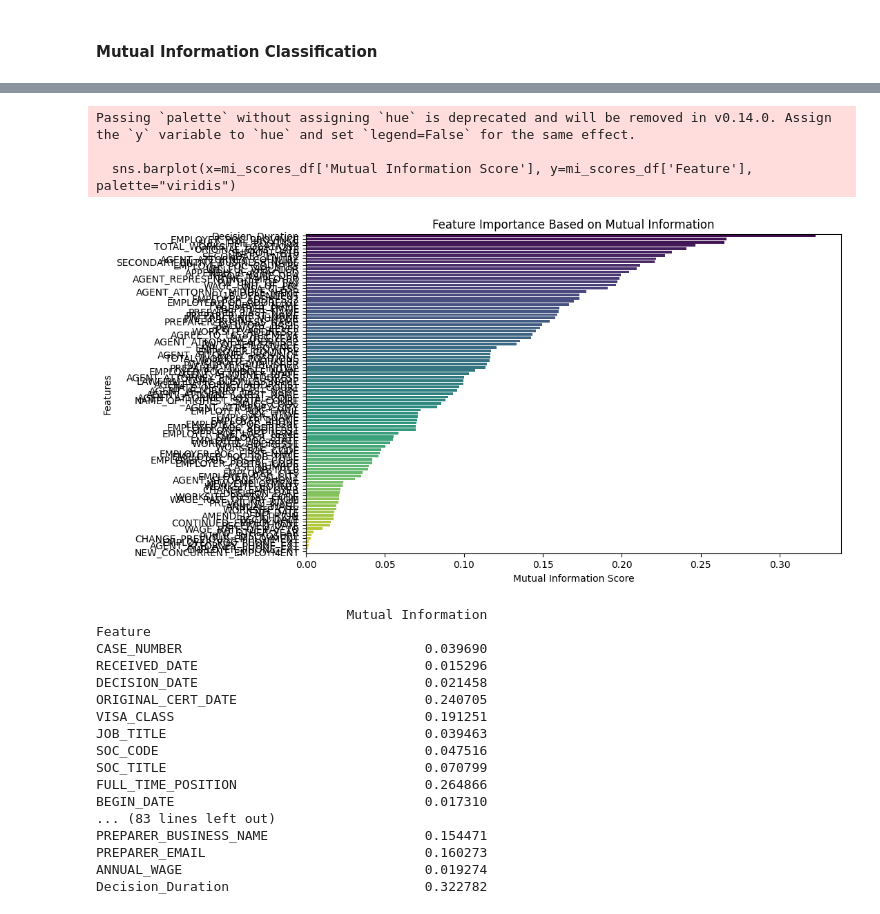
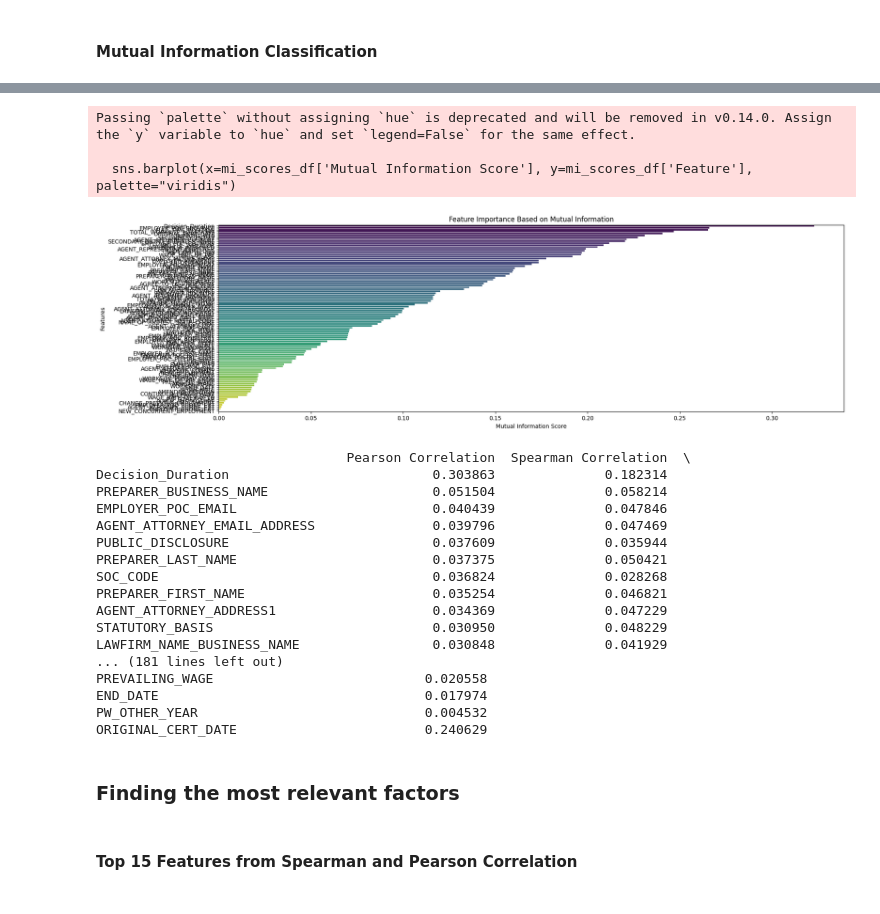
Before and after one commit to chm011/Capstone, a Jupyter notebook: Correlation_Test.ipynb, the cells around one changed output, grey strips where cells are left out. Cells and saved outputs as stored; diff of their text form; code cells hidden in the pictures.

```diff
--- a/Correlation_Test.ipynb
+++ b/Correlation_Test.ipynb
@@ -279,42 +266,48 @@ int64
 # %%
 # Plot mutual information scores
-plt.figure(figsize=(10, 6))
+plt.figure(figsize=(20, 6))
 sns.barplot(x=mi_scores_df['Mutual Information Score'], y=mi_scores_df['Feature'], palette="viridis")
 plt.xlabel("Mutual Information Score")
 plt.ylabel("Features")
 plt.title("Feature Importance Based on Mutual Information")
 plt.show()
 # %% [output]
 Passing `palette` without assigning `hue` is deprecated and will be removed in v0.14.0. Assign the `y` variable to `hue` and set `legend=False` for the same effect.
 
   sns.barplot(x=mi_scores_df['Mutual Information Score'], y=mi_scores_df['Feature'], palette="viridis")
-[figure, old version]
+[figure, new version]
 # %%
-mi_df = pd.DataFrame({'Feature': X.columns, 'Mutual Information': mi_scores})
-mi_df.set_index("Feature", inplace=True)
-
-# Combine All Results into One DataFrame
 correlation_df = pd.DataFrame({
     "Pearson Correlation": target_pearcorr,
-    "Spearman Correlation": target_corr
-}).merge(mi_df, left_index=True, right_index=True, how="left")
+    "Spearman Correlation": target_corr,
+    "Mutual Information": mi_scores
+}, index=X.columns)
+
+# Sort the DataFrame by Pearson Correlation in descending order
+correlation_df = correlation_df.sort_values(by="Pearson Correlation", ascending=False)
+
+# display all rows
+pd.set_option('display.max_rows', None)
+print(correlation_df)
+# %% [output]
+                                Pearson Correlation  Spearman Correlation  \
+Decision_Duration                          0.303863              0.182314
+PREPARER_BUSINESS_NAME                     0.051504              0.058214
+EMPLOYER_POC_EMAIL                         0.040439              0.047846
+AGENT_ATTORNEY_EMAIL_ADDRESS               0.039796              0.047469
+PUBLIC_DISCLOSURE                          0.037609              0.035944
+PREPARER_LAST_NAME                         0.037375              0.050421
+SOC_CODE                                   0.036824              0.028268
+PREPARER_FIRST_NAME                        0.035254              0.046821
+AGENT_ATTORNEY_ADDRESS1                    0.034369              0.047229
+STATUTORY_BASIS                            0.030950              0.048229
+LAWFIRM_NAME_BUSINESS_NAME                 0.030848              0.041929
+... (181 lines left out)
+PREVAILING_WAGE                           0.020558
+END_DATE                                  0.017974
+PW_OTHER_YEAR                             0.004532
+ORIGINAL_CERT_DATE                        0.240629
-# %%
-print(mi_df)
-# %% [output]
-                                Mutual Information
-Feature
-CASE_NUMBER                               0.039690
-RECEIVED_DATE                             0.015296
-DECISION_DATE                             0.021458
-ORIGINAL_CERT_DATE                        0.240705
-VISA_CLASS                                0.191251
-JOB_TITLE                                 0.039463
-SOC_CODE                                  0.047516
-SOC_TITLE                                 0.070799
-FULL_TIME_POSITION                        0.264866
-BEGIN_DATE                                0.017310
-... (83 lines left out)
-PREPARER_BUSINESS_NAME                    0.154471
-PREPARER_EMAIL                            0.160273
-ANNUAL_WAGE                               0.019274
-Decision_Duration                         0.322782
+# %% [markdown]
+### Finding the most relevant factors
+# %% [markdown]
+#### Top 15 Features from Spearman and Pearson Correlation
```
Also changed, not shown: parts of 11 cells of this notebook.
